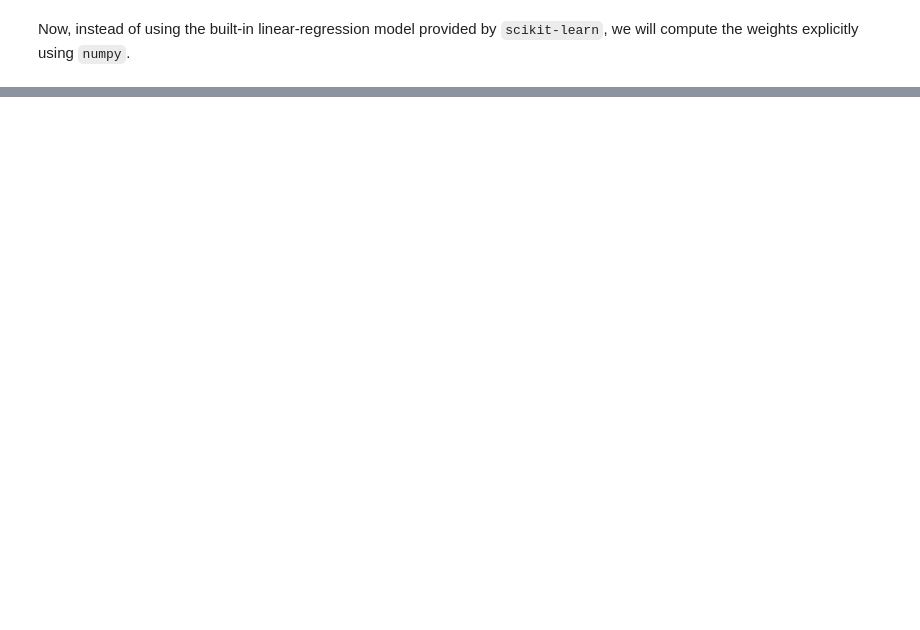
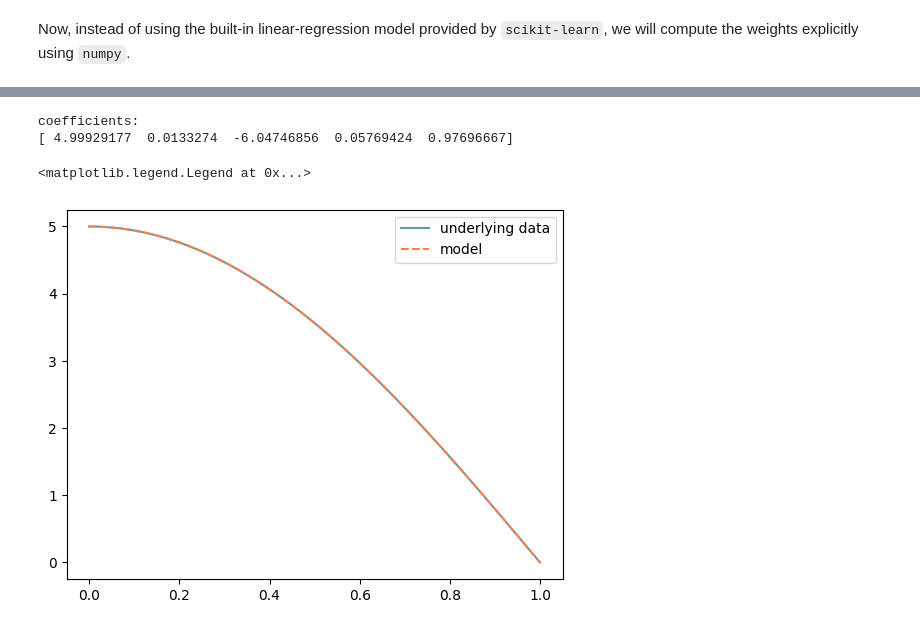
Before and after one commit to tarek-baya/machinelearning, a Jupyter notebook: talk3/talk3.ipynb, the cells around one changed output, grey strips where cells are left out. Saved outputs shown, nothing was run; the diff lists cells and outputs as text; code cells hidden in the pictures; blank space fills up the shorter version.

```diff
--- a/talk3/talk3.ipynb
+++ b/talk3/talk3.ipynb
@@ -52,0 +124,19 @@ Now, instead of using the built-in linear-regression model provided by `scikit-l
+# %%
+X = np.c_[np.ones(N), x, x**2, x**3, x**4]
+
+model = LinearRegression(fit_intercept=False).fit(X, y)
+
+coeffs = model.coef_
+
+print("coefficients:")
+print(coeffs)
+
+plt.plot(x_range,[x_**4 - 6*x_**2 + 5 for x_ in x_range], color = 'cadetblue', label = 'underlying data')
+plt.plot(x_range, [coeffs[0] + coeffs[1]*x_ + coeffs[2]*x_**2 + coeffs[3]*x_**3 + coeffs[4]*x_**4 for x_ in x_range], color = 'coral', linestyle = '--', label = 'model')
+
+plt.legend()
+# %% [output]
+coefficients:
+[ 4.99929177  0.0133274  -6.04746856  0.05769424  0.97696667]
+<matplotlib.legend.Legend at 0x...>
+[figure, added]
```
Also changed, not shown: parts of 7 cells of this notebook.
